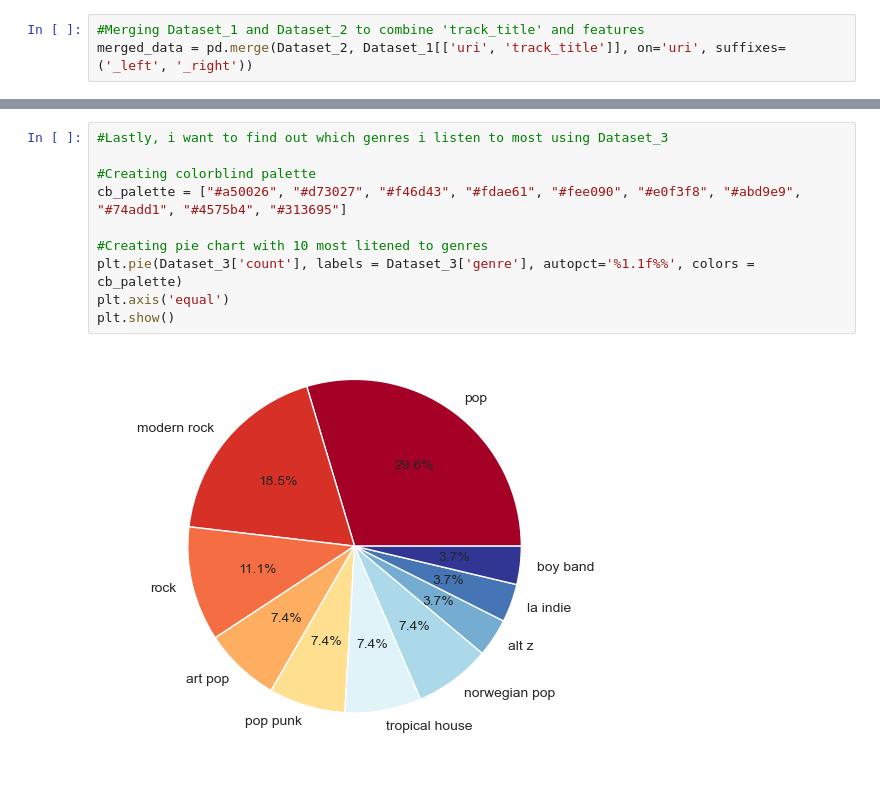
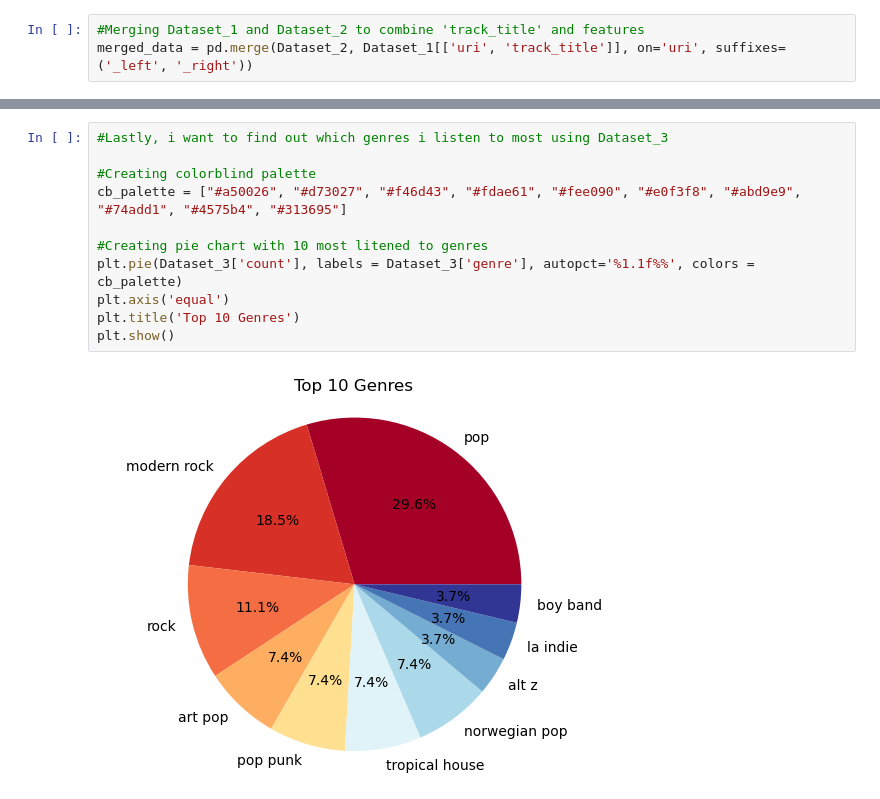
Before and after one commit to KristinBJ98/spotify_api_project, a Jupyter notebook: Make spotify graphs.ipynb, the cells around one changed output, grey strips where cells are left out. Drawn from its saved outputs; the diff is of its cells as text; blank space fills up the shorter version.

```diff
--- a/Make spotify graphs.ipynb
+++ b/Make spotify graphs.ipynb
@@ -98,12 +97,13 @@ ax.legend(bbox_to_anchor = (1.1, 1.1), loc = 'upper left')
 # %%
 #Lastly, i want to find out which genres i listen to most using Dataset_3
 
 #Creating colorblind palette
 cb_palette = ["#a50026", "#d73027", "#f46d43", "#fdae61", "#fee090", "#e0f3f8", "#abd9e9", "#74add1", "#4575b4", "#313695"]
 
 #Creating pie chart with 10 most litened to genres
 plt.pie(Dataset_3['count'], labels = Dataset_3['genre'], autopct='%1.1f%%', colors = cb_palette)
 plt.axis('equal')
+plt.title('Top 10 Genres')
 plt.show()
 # %% [output]
-[figure, old version]
+[figure, new version]
```
Also changed, not shown: parts of 5 cells of this notebook, 1 other file.
